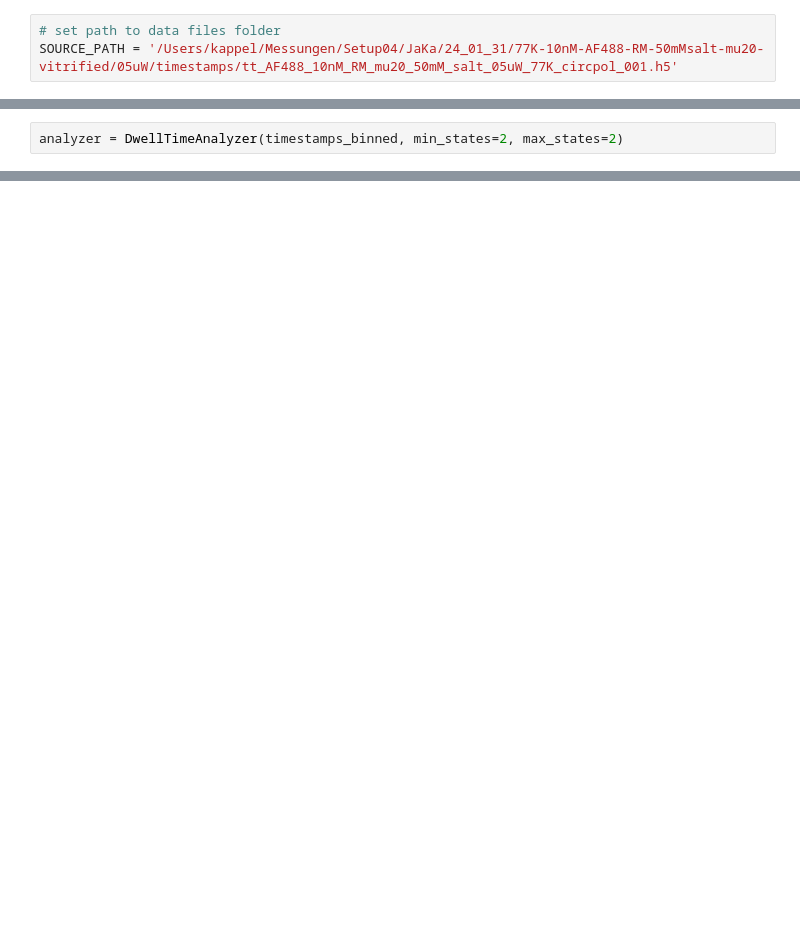
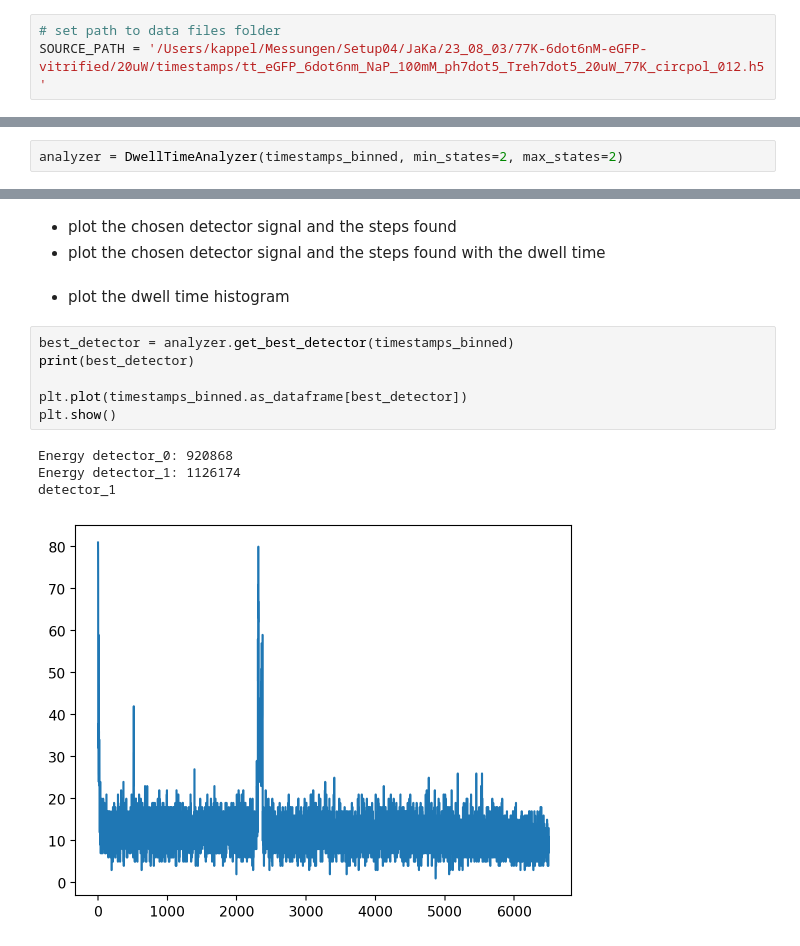
Before and after one commit to JKL453/s04-utils, a Jupyter notebook: notebooks/module-tests.ipynb, the cells around one changed output, grey strips where cells are left out. Drawn from its saved outputs; the diff is of its cells as text; blank space fills up the shorter version.

Commit message:
Working on DwelltimeAnalyzer class

```diff
--- a/notebooks/module-tests.ipynb
+++ b/notebooks/module-tests.ipynb
@@ -7,7 +7,7 @@ from s04utils.modules.analyze.dwelltime_analyzer import DwellTimeAnalyzer
 from matplotlib import pyplot as plt
 # %%
 # set path to data files folder
-SOURCE_PATH = '/Users/kappel/Messungen/Setup04/JaKa/24_01_31/77K-10nM-AF488-RM-50mMsalt-mu20-vitrified/05uW/timestamps/tt_AF488_10nM_RM_mu20_50mM_salt_05uW_77K_circpol_001.h5'
+SOURCE_PATH = '/Users/kappel/Messungen/Setup04/JaKa/23_08_03/77K-6dot6nM-eGFP-vitrified/20uW/timestamps/tt_eGFP_6dot6nm_NaP_100mM_ph7dot5_Treh7dot5_20uW_77K_circpol_012.h5'
 # %%
 timestamps = Timestamps(SOURCE_PATH)
 # %%
@@ -89,0 +74,16 @@ dict_keys([11, 21])
+# %% [markdown]
+* plot the chosen detector signal and the steps found
+* plot the chosen detector signal and the steps found with the dwell time
+# %% [markdown]
+* plot the dwell time histogram
+# %%
+best_detector = analyzer.get_best_detector(timestamps_binned)
+print(best_detector)
+
+plt.plot(timestamps_binned.as_dataframe[best_detector])
+plt.show()
+# %% [output]
+Energy detector_0: 920868
+Energy detector_1: 1126174
+detector_1
+[figure, added]
```
Also changed, not shown: parts of 13 cells of this notebook, 1 other file.
